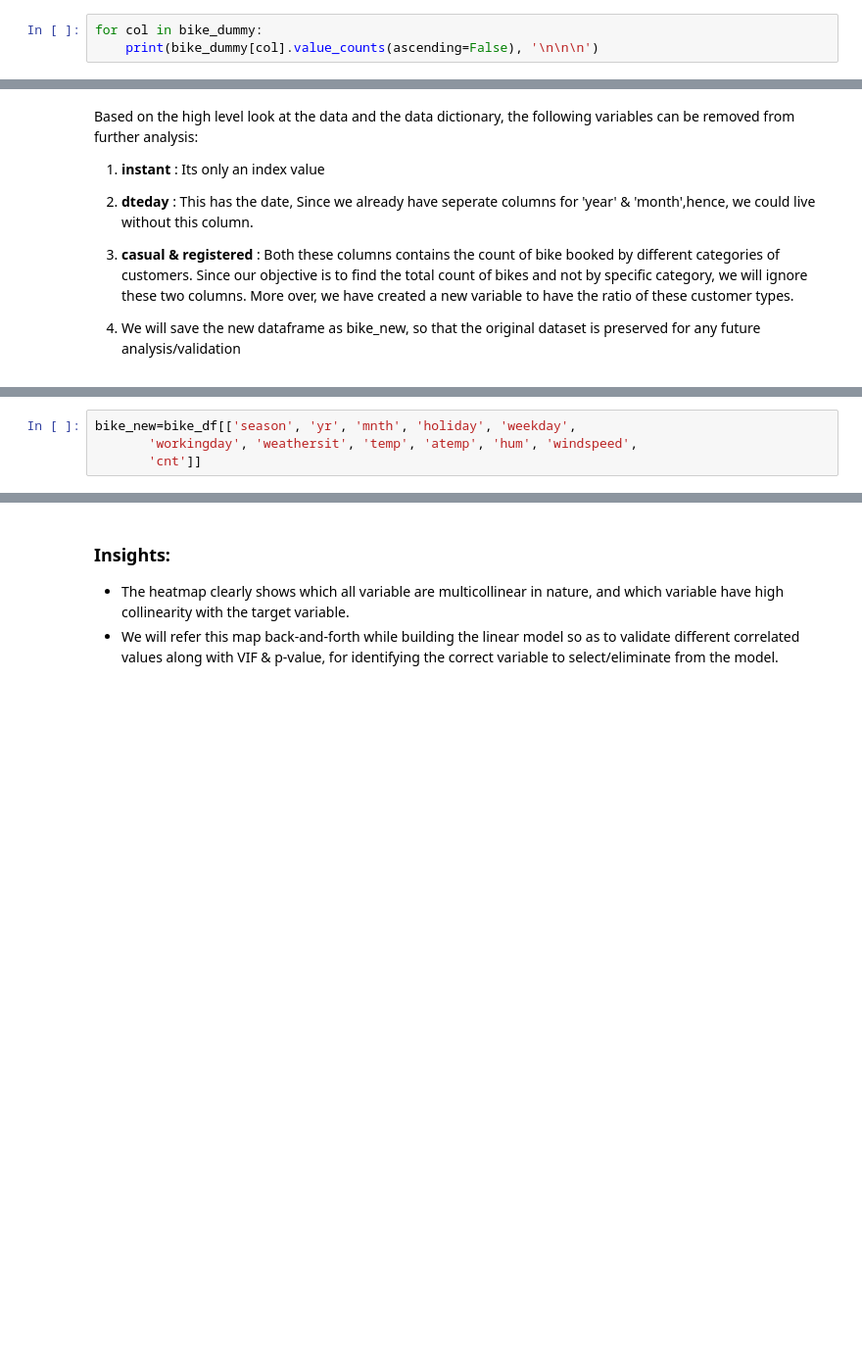
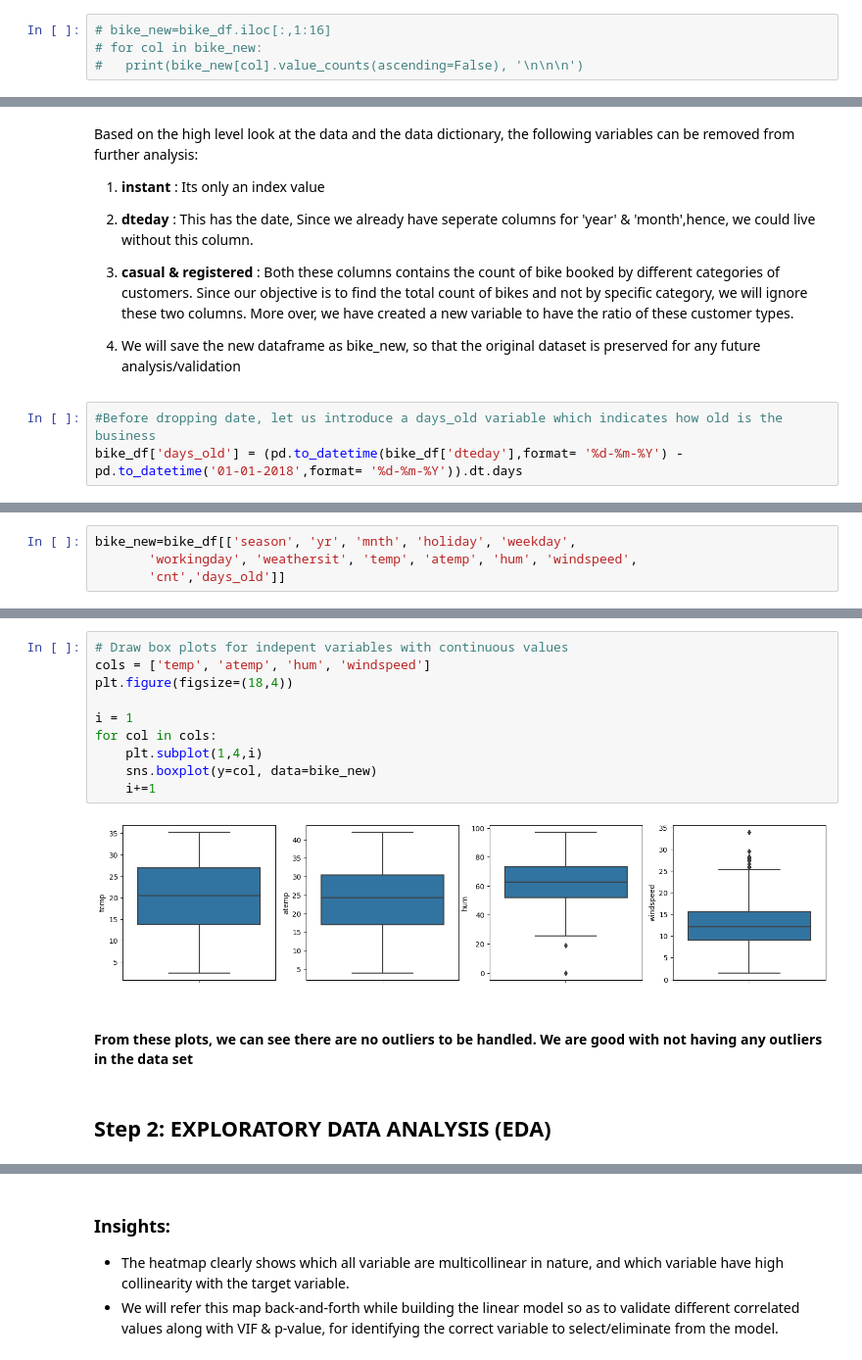
Before and after one commit to guptamadhur/Bike-Sharing-Assignment, a Jupyter notebook: MG Bike Rental Linear Regression Assignment.ipynb, the cells around one changed output, grey strips where cells are left out. Shown at 98% size. Cells and saved outputs as stored; diff of their text form; blank space fills up the shorter version.

```diff
--- a/MG Bike Rental Linear Regression Assignment.ipynb
+++ b/MG Bike Rental Linear Regression Assignment.ipynb
@@ -196,3 +279,4 @@ bike_dummy=bike_df.iloc[:,1:16]
 # %%
-for col in bike_dummy:
-    print(bike_dummy[col].value_counts(ascending=False), '\n\n\n')
+# bike_new=bike_df.iloc[:,1:16]
+# for col in bike_new:
+#   print(bike_new[col].value_counts(ascending=False), '\n\n\n')
@@ -231,6 +297,9 @@ Since our objective is to find the total count of bikes and not by specific cate
 More over, we have created a new variable to have the ratio of these customer types.
 
 4.  We will save the new dataframe as bike_new, so that the original dataset is preserved for any future analysis/validation
+# %%
+#Before dropping date, let us introduce a days_old variable which indicates how old is the business
+bike_df['days_old'] = (pd.to_datetime(bike_df['dteday'],format= '%d-%m-%Y') - pd.to_datetime('01-01-2018',format= '%d-%m-%Y')).dt.days
 # %%
 bike_df.columns
 # %% [output]
@@ -241,7 +310,7 @@ Index(['instant', 'dteday', 'season', 'yr', 'mnth', 'holiday', 'weekday',
 # %%
 bike_new=bike_df[['season', 'yr', 'mnth', 'holiday', 'weekday',
        'workingday', 'weathersit', 'temp', 'atemp', 'hum', 'windspeed',
-       'cnt']]
+       'cnt','days_old']]
 # %%
 bike_new.info()
 # %% [output]
@@ -269 +374,17 @@ memory usage: 68.6 KB
+# %%
+# Draw box plots for indepent variables with continuous values
+cols = ['temp', 'atemp', 'hum', 'windspeed']
+plt.figure(figsize=(18,4))
+
+i = 1
+for col in cols:
+    plt.subplot(1,4,i)
+    sns.boxplot(y=col, data=bike_new)
+    i+=1
+# %% [output]
+[figure, added]
+# %% [markdown]
+#### From these plots, we can see there are no outliers to be handled. We are good with not having any outliers in the data set
+# %% [markdown]
+## Step 2: EXPLORATORY DATA ANALYSIS (EDA)
 # %% [markdown]
```
Also changed, not shown: parts of 273 cells of this notebook, 1 other file.
